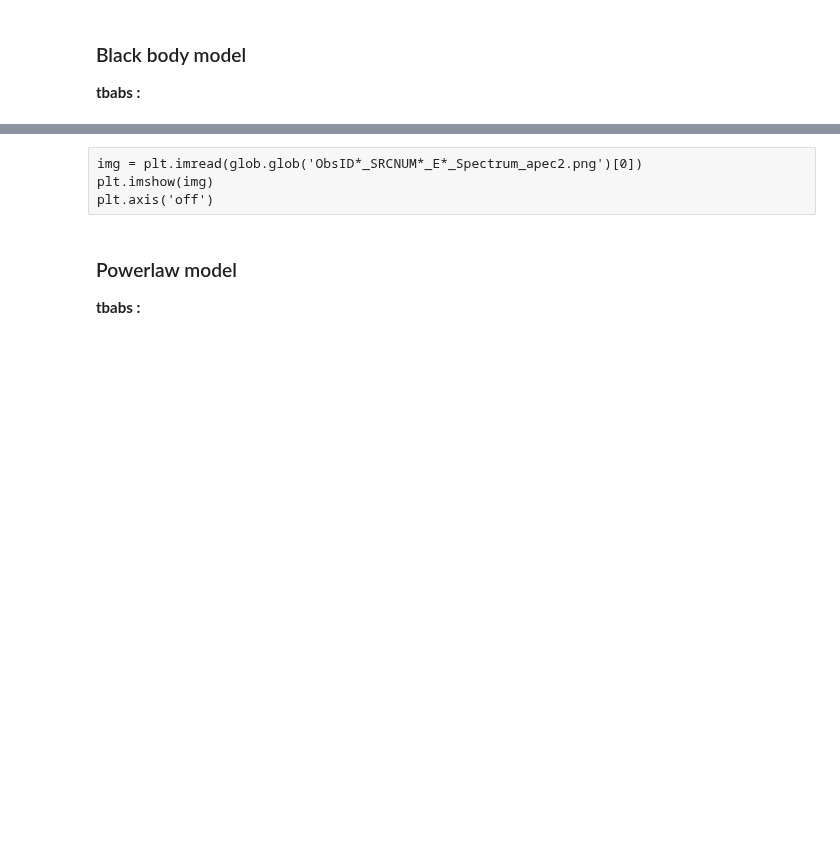
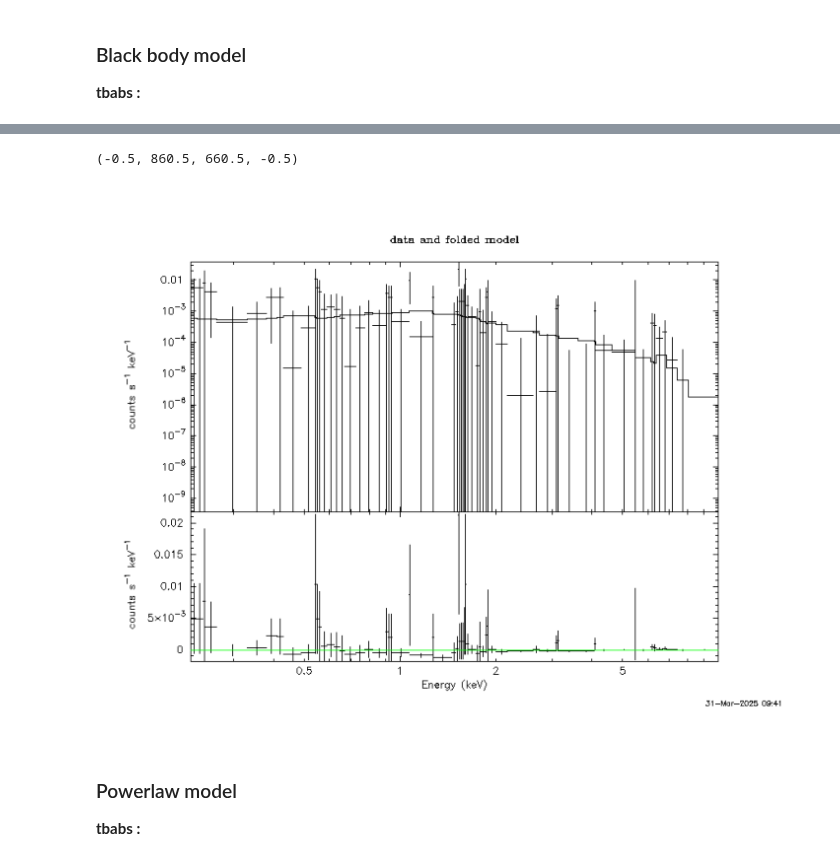
Before and after one commit to ceeliiaa/STONKS-alert, a Jupyter notebook: ObsID0945020137_SRCNUM21/EMOS2/ObsID0945020137_SRCNUM21_EMOS2_Xspec(cstat).ipynb, the cells around one changed output, grey strips where cells are left out. Saved outputs shown, nothing was run; the diff lists cells and outputs as text; code cells hidden in the pictures; blank space fills up the shorter version.

```diff
--- a/ObsID0945020137_SRCNUM21/EMOS2/ObsID0945020137_SRCNUM21_EMOS2_Xspec(cstat).ipynb
+++ b/ObsID0945020137_SRCNUM21/EMOS2/ObsID0945020137_SRCNUM21_EMOS2_Xspec(cstat).ipynb
@@ -188,7 +221,10 @@ Exception: Error executing command: fit
-# %% [raw]
-img = plt.imread(glob.glob('ObsID*_SRCNUM*_E*_Spectrum_apec2.png')[0])
-plt.imshow(img)
-plt.axis('off')
+# %%
+img = plt.imread(glob.glob('ObsID*_SRCNUM*_E*_Spectrum_apec2.png')[0])
+plt.imshow(img)
+plt.axis('off')
+# %% [output]
+(-0.5, 860.5, 660.5, -0.5)
+[figure, added]
 # %% [markdown]
 ### Powerlaw model
 **tbabs :**
```
Also changed, not shown: parts of 21 cells of this notebook.
